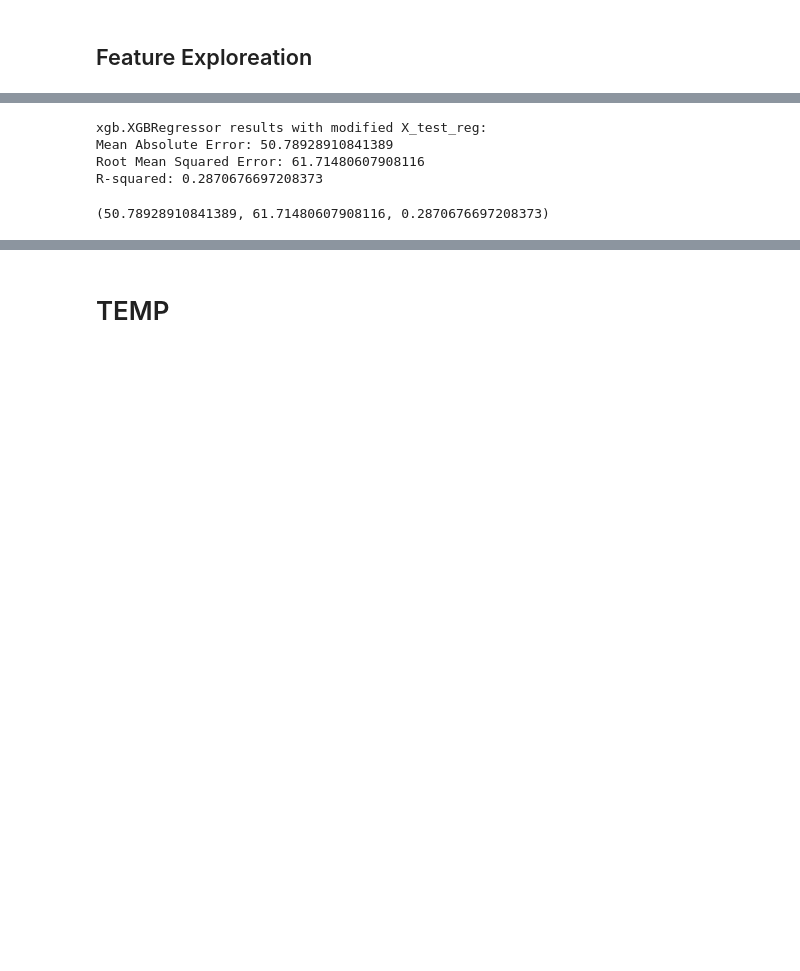
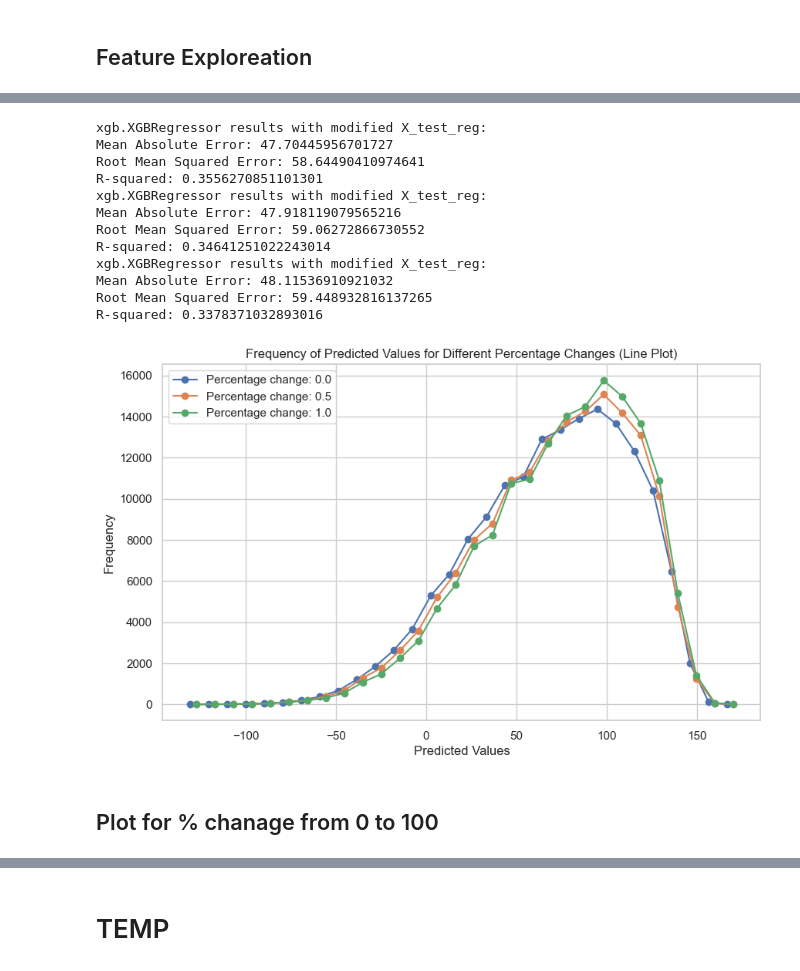
Before and after one commit to jerzybala/Ultra_PF_Smartphone, a Jupyter notebook: UPF_experiments_Feb2024.ipynb, the cells around one changed output, grey strips where cells are left out. Drawn from its saved outputs; the diff is of its cells as text; code cells hidden in the pictures; blank space fills up the shorter version.

```diff
--- a/UPF_experiments_Feb2024.ipynb
+++ b/UPF_experiments_Feb2024.ipynb
@@ -558,0 +841,50 @@ XGBClassifier(base_score=None, booster=None, callbacks=None,
+# %%
+import numpy as np
+import matplotlib.pyplot as plt
+import seaborn as sns
+
+def plot_combined_prediction_frequencies_line(prediction_dict, bins=100):
+    # Set up the plot
+    sns.set(style="whitegrid")
+    plt.figure(figsize=(10, 6))
+
+    # Calculate and plot the frequencies as lines for each percentage_change's predictions
+    for per, predictions in prediction_dict.items():
+        counts, bin_edges = np.histogram(predictions, bins=bins)
+        bin_centers = (bin_edges[:-1] + bin_edges[1:]) / 2
+        plt.plot(bin_centers, counts, label=f'Percentage change: {per}', marker='o', linestyle='-')
+
+    plt.title('Frequency of Predicted Values for Different Percentage Changes (Line Plot)')
+    plt.xlabel('Predicted Values')
+    plt.ylabel('Frequency')
+    plt.legend()
+    plt.show()
+
+# Example usage:
+values_to_change = [2, 3, 4, 5]
+replacement_value = 1
+
+prediction_dict = {}
+for per in [0.0, 0.5, 1.0]:
+    mae, rmse, r2, predictions, X_test_modified = test_regressor_with_modified_X_test(
+        X_test_reg, y_test_reg, model_R, values_to_change, replacement_value, per)
+    prediction_dict[per] = predictions
+
+# Plot frequency lines on the same figure
+plot_combined_prediction_frequencies_line(prediction_dict, bins=30)
+# %% [output]
+xgb.XGBRegressor results with modified X_test_reg:
+Mean Absolute Error: 47.70445956701727
+Root Mean Squared Error: 58.64490410974641
+R-squared: 0.3556270851101301
+xgb.XGBRegressor results with modified X_test_reg:
+Mean Absolute Error: 47.918119079565216
+Root Mean Squared Error: 59.06272866730552
+R-squared: 0.34641251022243014
+xgb.XGBRegressor results with modified X_test_reg:
+Mean Absolute Error: 48.11536910921032
+Root Mean Squared Error: 59.448932816137265
+R-squared: 0.3378371032893016
+[figure, added]
+# %% [markdown]
+## Plot for % chanage from 0 to 100
@@ -599,12 +994,6 @@ def test_regressor_with_modified_X_test(X_test_reg, y_test_reg, model, percentag
 
     return mae, rmse, r2, predictions
 # %%
-test_regressor_with_modified_X_test(X_test_reg, y_test_reg, model_R, 0.5)
+test_regressor_with_modified_X_test(X_test_reg, y_test_reg, model_R, 0)
-# %% [output]
-xgb.XGBRegressor results with modified X_test_reg:
-Mean Absolute Error: 50.78928910841389
-Root Mean Squared Error: 61.71480607908116
-R-squared: 0.2870676697208373
-(50.78928910841389, 61.71480607908116, 0.2870676697208373)
 # %%
 mae, rmse, r2, predictions =test_regressor_with_modified_X_test(X_test_reg, y_test_reg, model_R, 0.5)
```
Also changed, not shown: parts of 42 cells of this notebook.
